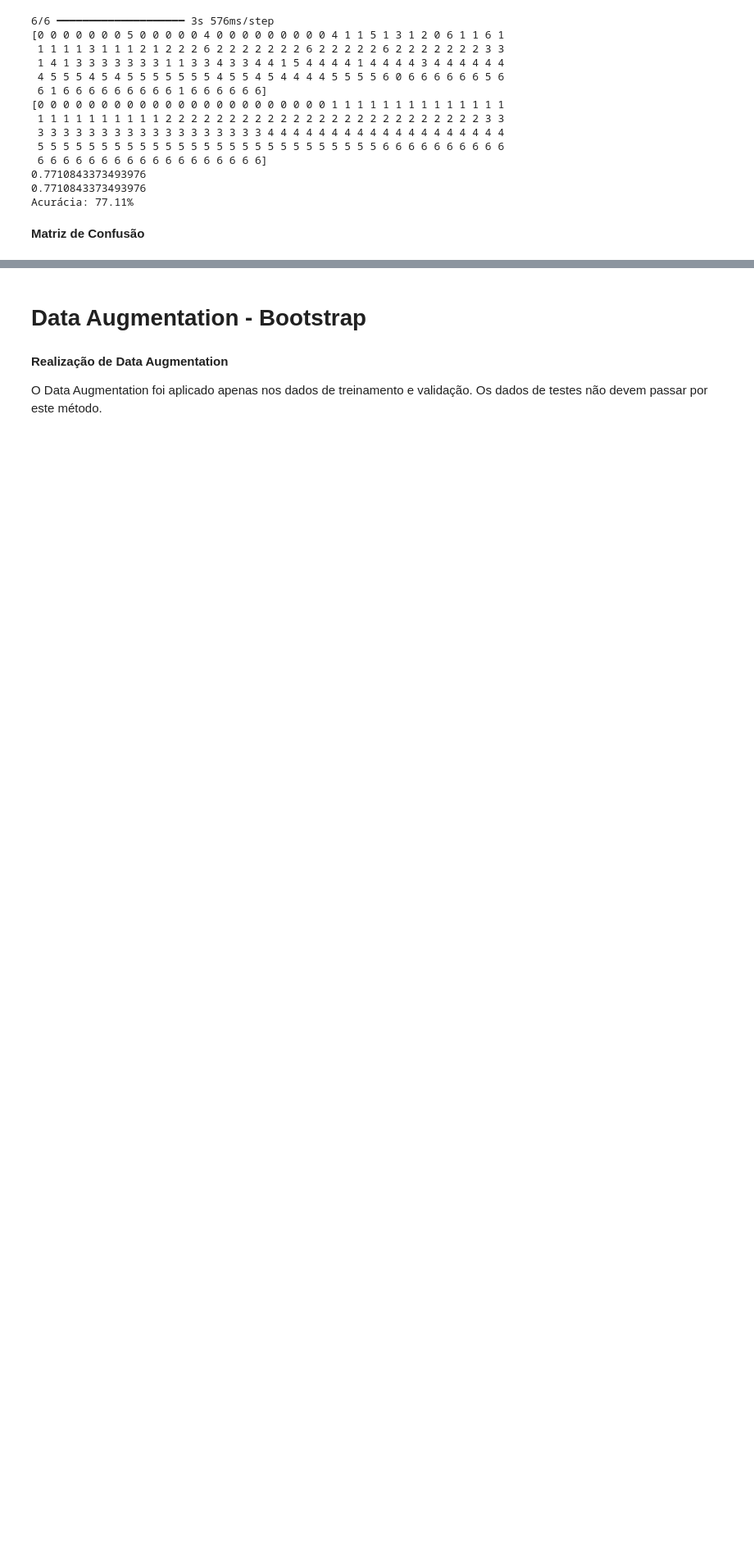
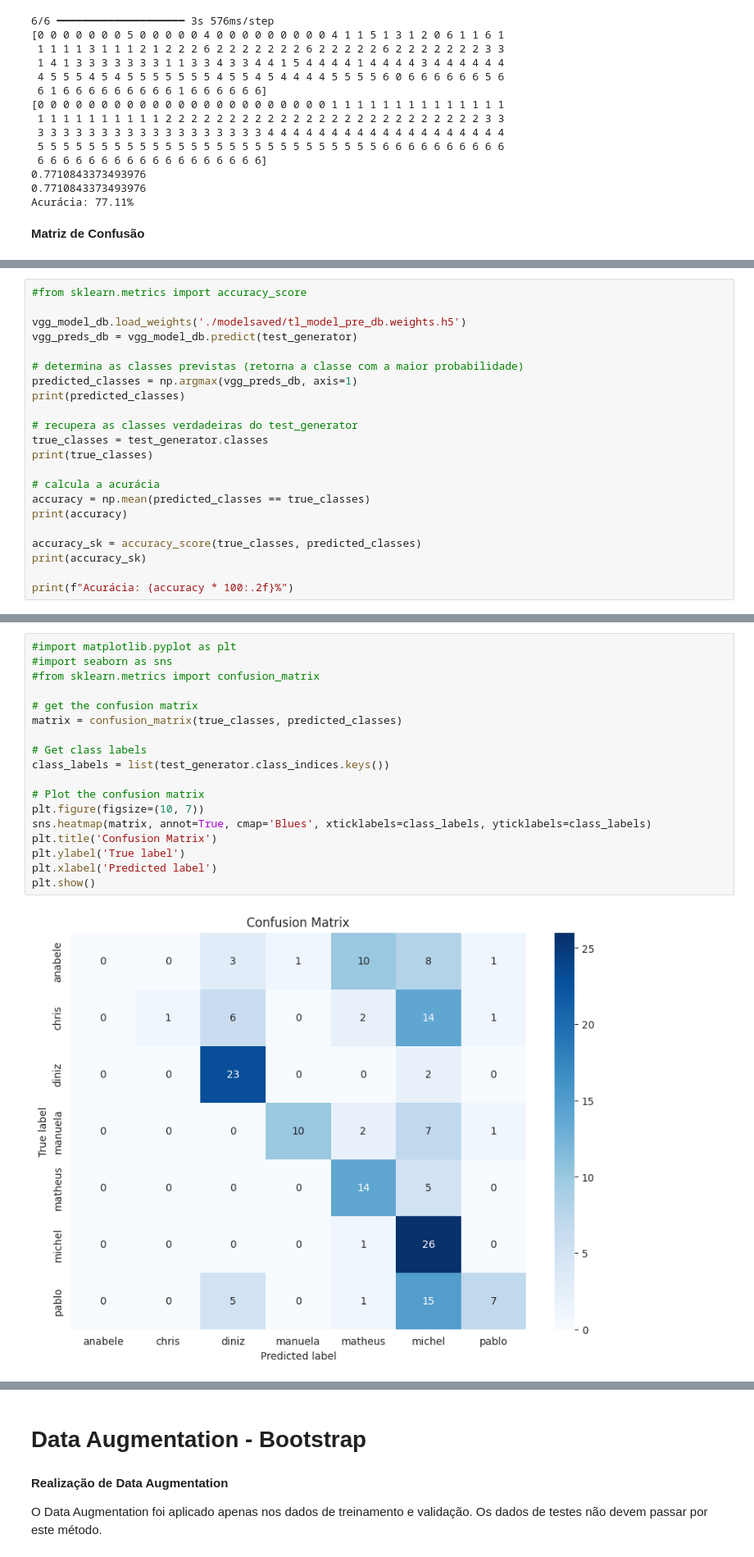
Before and after one commit to IagoNery/Projeto-Final-Visao-Computacional, a Jupyter notebook: trabalho_final_VC.ipynb, the cells around one changed output, grey strips where cells are left out. Shown at 82% size. Saved outputs shown, nothing was run; the diff lists cells and outputs as text; blank space fills up the shorter version.

```diff
--- a/trabalho_final_VC.ipynb
+++ b/trabalho_final_VC.ipynb
@@ -1001,0 +1123,22 @@ plt.show()
+# %%
+#from sklearn.metrics import accuracy_score
+
+vgg_model_db.load_weights('./modelsaved/tl_model_pre_db.weights.h5')
+vgg_preds_db = vgg_model_db.predict(test_generator)
+
+# determina as classes previstas (retorna a classe com a maior probabilidade)
+predicted_classes = np.argmax(vgg_preds_db, axis=1)
+print(predicted_classes)
+
+# recupera as classes verdadeiras do test_generator
+true_classes = test_generator.classes
+print(true_classes)
+
+# calcula a acurácia
+accuracy = np.mean(predicted_classes == true_classes)
+print(accuracy)
+
+accuracy_sk = accuracy_score(true_classes, predicted_classes)
+print(accuracy_sk)
+
+print(f"Acurácia: {accuracy * 100:.2f}%")
@@ -1001,0 +1162,20 @@ plt.show()
+# %%
+#import matplotlib.pyplot as plt
+#import seaborn as sns
+#from sklearn.metrics import confusion_matrix
+
+# get the confusion matrix
+matrix = confusion_matrix(true_classes, predicted_classes)
+
+# Get class labels
+class_labels = list(test_generator.class_indices.keys())
+
+# Plot the confusion matrix
+plt.figure(figsize=(10, 7))
+sns.heatmap(matrix, annot=True, cmap='Blues', xticklabels=class_labels, yticklabels=class_labels)
+plt.title('Confusion Matrix')
+plt.ylabel('True label')
+plt.xlabel('Predicted label')
+plt.show()
+# %% [output]
+[figure, added]
```
Also changed, not shown: parts of 23 cells of this notebook.
